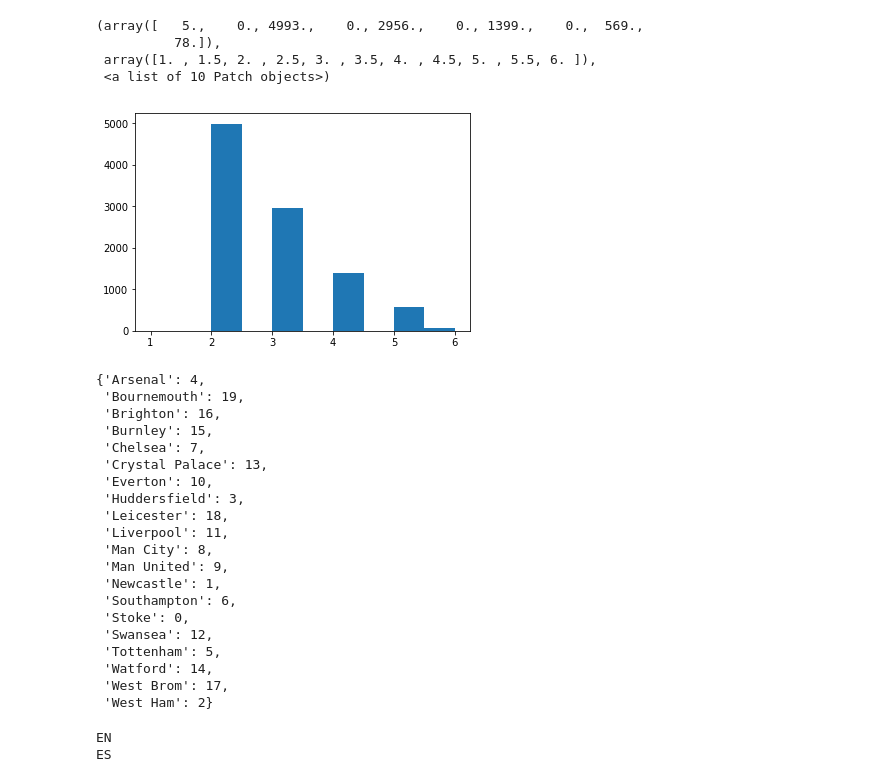
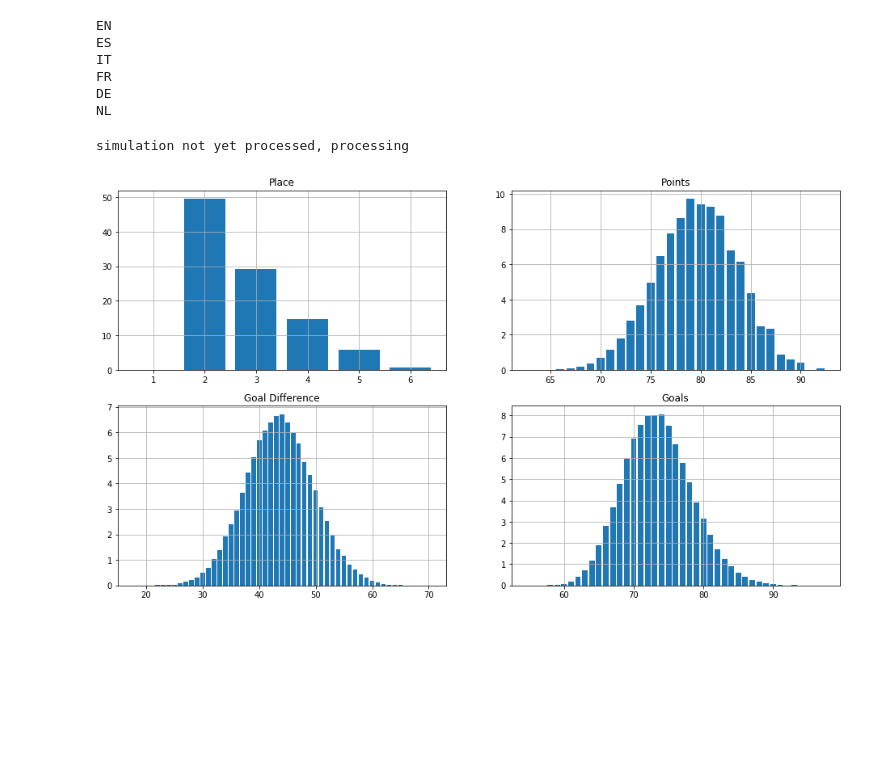
Before and after one commit to tchnvkng/python_notebooks, a Jupyter notebook: premier_league/pl2.ipynb, the cells around one changed output. Saved outputs shown, nothing was run; the diff lists cells and outputs as text; code cells hidden in the pictures; blank space fills up the shorter version.

```diff
--- a/premier_league/pl2.ipynb
+++ b/premier_league/pl2.ipynb
@@ -13,8 +13,6 @@ urls = {'EN': 'http://www.football-data.co.uk/mmz4281/1718/E0.csv',
                           'DE': 'http://www.football-data.co.uk/mmz4281/1718/D1.csv',
                           'NL': 'http://www.football-data.co.uk/mmz4281/1718/N1.csv'
                           }
-urls = {'EN': 'http://www.football-data.co.uk/mmz4281/1718/E0.csv',
-                          'ES': 'http://www.football-data.co.uk/mmz4281/1718/SP1.csv'}
 # %%
 all_data=dict()
 all_team_names=dict()
@@ -198,36 +81,3 @@ PremierLeague.simulate_season(n_scenarios=10000)
-# %%
-place_per_team=PremierLeague.process_simulation()
-# %%
-plt.hist(place_per_team[PremierLeague.team_id['Man United'],:])
-# %% [output]
-(array([   5.,    0., 4993.,    0., 2956.,    0., 1399.,    0.,  569.,
-          78.]),
- array([1. , 1.5, 2. , 2.5, 3. , 3.5, 4. , 4.5, 5. , 5.5, 6. ]),
- <a list of 10 Patch objects>)
-[figure, removed]
-# %%
-PremierLeague.team_id
-# %% [output]
-{'Arsenal': 4,
- 'Bournemouth': 19,
- 'Brighton': 16,
- 'Burnley': 15,
- 'Chelsea': 7,
- 'Crystal Palace': 13,
- 'Everton': 10,
- 'Huddersfield': 3,
- 'Leicester': 18,
- 'Liverpool': 11,
- 'Man City': 8,
- 'Man United': 9,
- 'Newcastle': 1,
- 'Southampton': 6,
- 'Stoke': 0,
- 'Swansea': 12,
- 'Tottenham': 5,
- 'Watford': 14,
- 'West Brom': 17,
- 'West Ham': 2}
 # %%
 for _country in all_data:
     _data=all_data[_country]
@@ -245,3 +95,7 @@ for _country in all_data:
 # %% [output]
 EN
 ES
+IT
+FR
+DE
+NL
@@ -247,0 +313,5 @@ ES
+# %%
+PremierLeague.team_report('Man United')
+# %% [output]
+simulation not yet processed, processing
+[figure, added]
```
Also changed, not shown: parts of 12 cells of this notebook.
